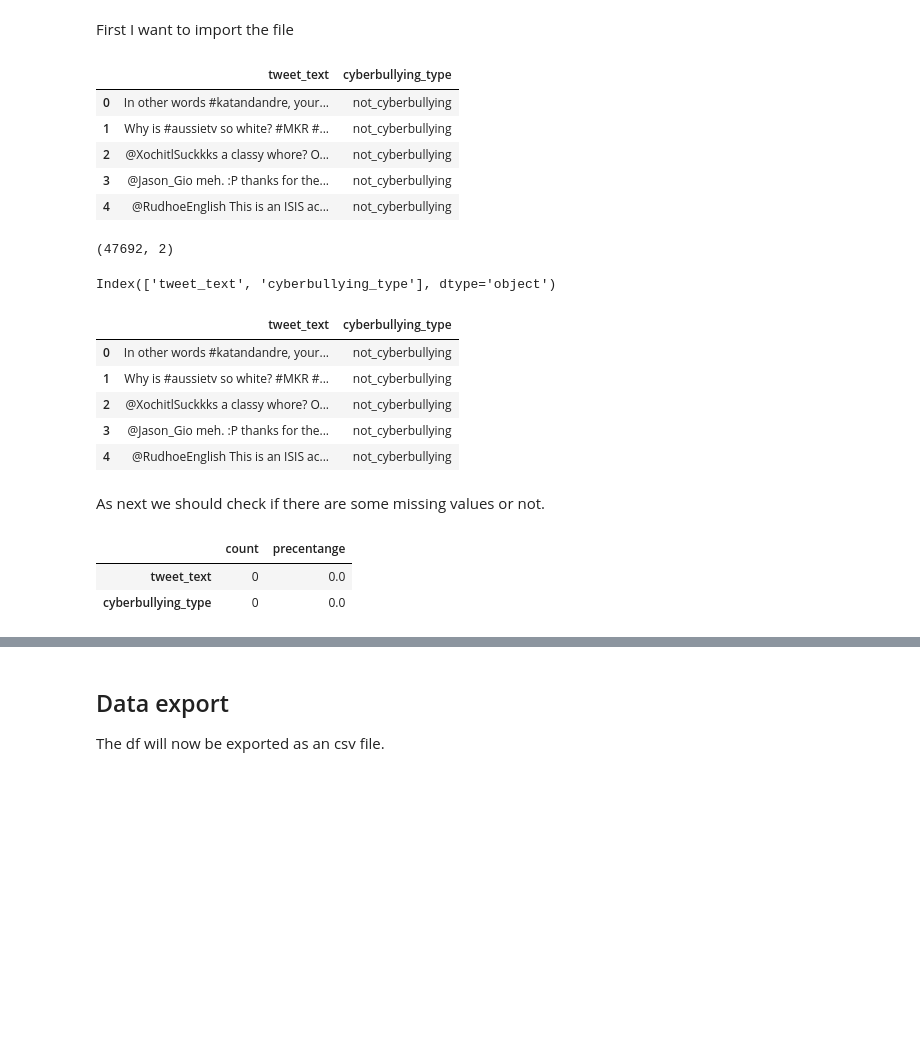
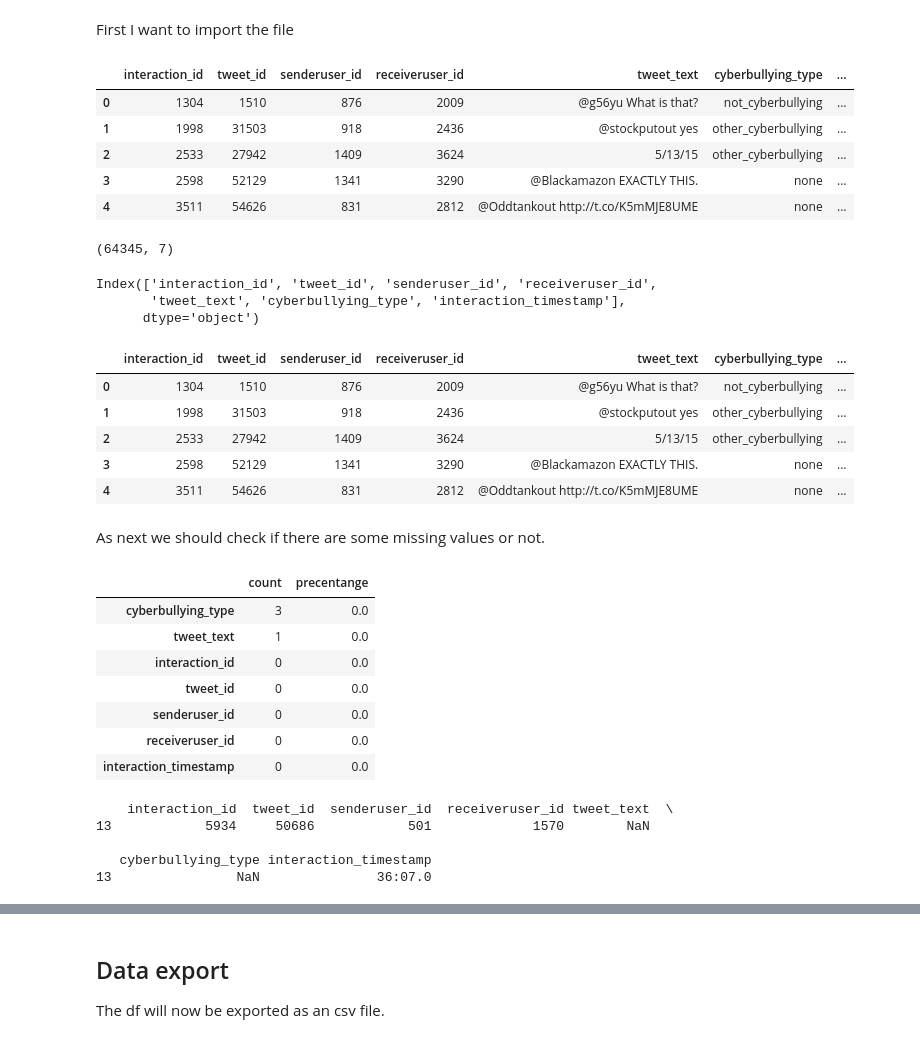
Before and after one commit to kollesal/hateSpeech, a Jupyter notebook: 03_Data Cleansing/03_data_prep.ipynb, the cells around one changed output, grey strips where cells are left out. Drawn from its saved outputs; the diff is of its cells as text; code cells hidden in the pictures; blank space fills up the shorter version.

```diff
--- a/03_Data Cleansing/03_data_prep.ipynb
+++ b/03_Data Cleansing/03_data_prep.ipynb
@@ -33,32 +33,34 @@ pd.set_option('display.max_colwidth', 100)
 # %% [markdown]
 First I want to import the file
 # %%
-all_data_df = pd.read_csv('..\\01_Kontext\\10_datasource\\cyberbullying_tweets.csv')
+all_data_df = pd.read_csv('../01_Kontext/10_datasource/interaction_with_date_and_time.csv', sep=',', encoding='utf-8')
 all_data_df.head()
 # %% [output]
-|  | tweet_text | cyberbullying_type |
-| 0 | In other words #katandandre, your... | not_cyberbullying |
-| 1 | Why is #aussietv so white? #MKR #... | not_cyberbullying |
-| 2 | @XochitlSuckkks a classy whore? O... | not_cyberbullying |
-| 3 | @Jason_Gio meh. :P thanks for the... | not_cyberbullying |
-| 4 | @RudhoeEnglish This is an ISIS ac... | not_cyberbullying |
+|  | interaction_id | tweet_id | senderuser_id | receiveruser_id | tweet_text | cyberbullying_type | ... |
+| 0 | 1304 | 1510 | 876 | 2009 | @g56yu What is that? | not_cyberbullying | ... |
+| 1 | 1998 | 31503 | 918 | 2436 | @stockputout yes | other_cyberbullying | ... |
+| 2 | 2533 | 27942 | 1409 | 3624 | 5/13/15 | other_cyberbullying | ... |
+| 3 | 2598 | 52129 | 1341 | 3290 | @Blackamazon EXACTLY THIS. | none | ... |
+| 4 | 3511 | 54626 | 831 | 2812 | @Oddtankout http://t.co/K5mMJE8UME | none | ... |
 # %%
 all_data_df.shape
 # %% [output]
-(47692, 2)
+(64345, 7)
 # %%
 all_data_df.columns
 # %% [output]
-Index(['tweet_text', 'cyberbullying_type'], dtype='object')
+Index(['interaction_id', 'tweet_id', 'senderuser_id', 'receiveruser_id',
+       'tweet_text', 'cyberbullying_type', 'interaction_timestamp'],
+      dtype='object')
 # %%
 all_data_df.head()
 # %% [output]
-|  | tweet_text | cyberbullying_type |
-| 0 | In other words #katandandre, your... | not_cyberbullying |
-| 1 | Why is #aussietv so white? #MKR #... | not_cyberbullying |
-| 2 | @XochitlSuckkks a classy whore? O... | not_cyberbullying |
-| 3 | @Jason_Gio meh. :P thanks for the... | not_cyberbullying |
-| 4 | @RudhoeEnglish This is an ISIS ac... | not_cyberbullying |
+|  | interaction_id | tweet_id | senderuser_id | receiveruser_id | tweet_text | cyberbullying_type | ... |
+| 0 | 1304 | 1510 | 876 | 2009 | @g56yu What is that? | not_cyberbullying | ... |
+| 1 | 1998 | 31503 | 918 | 2436 | @stockputout yes | other_cyberbullying | ... |
+| 2 | 2533 | 27942 | 1409 | 3624 | 5/13/15 | other_cyberbullying | ... |
+| 3 | 2598 | 52129 | 1341 | 3290 | @Blackamazon EXACTLY THIS. | none | ... |
+| 4 | 3511 | 54626 | 831 | 2812 | @Oddtankout http://t.co/K5mMJE8UME | none | ... |
 # %% [markdown]
 As next we should check if there are some missing values or not.
 # %%
@@ -69,5 +71,22 @@ dfMissing = pd.DataFrame({'count': count, 'precentange': precentange})
 dfMissing.sort_values('count', ascending=False)
 # %% [output]
 |  | count | precentange |
-| tweet_text | 0 | 0.0 |
-| cyberbullying_type | 0 | 0.0 |
+| cyberbullying_type | 3 | 0.0 |
+| tweet_text | 1 | 0.0 |
+| interaction_id | 0 | 0.0 |
+| tweet_id | 0 | 0.0 |
+| senderuser_id | 0 | 0.0 |
+| receiveruser_id | 0 | 0.0 |
+| interaction_timestamp | 0 | 0.0 |
+# %%
+# Find rows where 'tweet_text' is empty
+missing_tweets = all_data_df[all_data_df['tweet_text'].isnull()]
+
+# Display the rows with missing 'tweet_text'
+print(missing_tweets)
+# %% [output]
+    interaction_id  tweet_id  senderuser_id  receiveruser_id tweet_text  \
+13            5934     50686            501             1570        NaN
+
+   cyberbullying_type interaction_timestamp
+13                NaN               36:07.0
```
Also changed, not shown: parts of 11 cells of this notebook, 6 other files.
